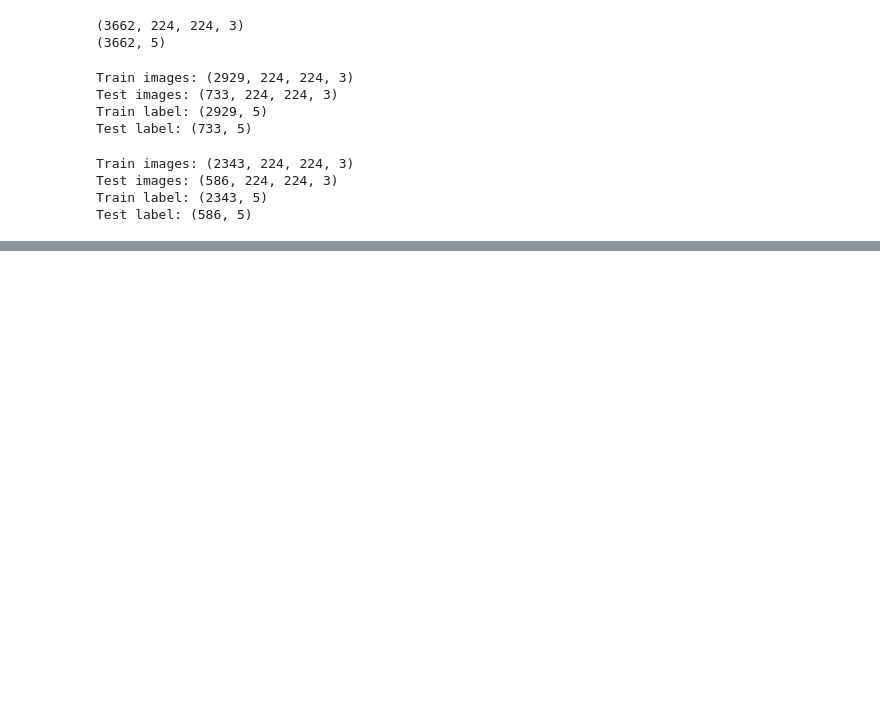
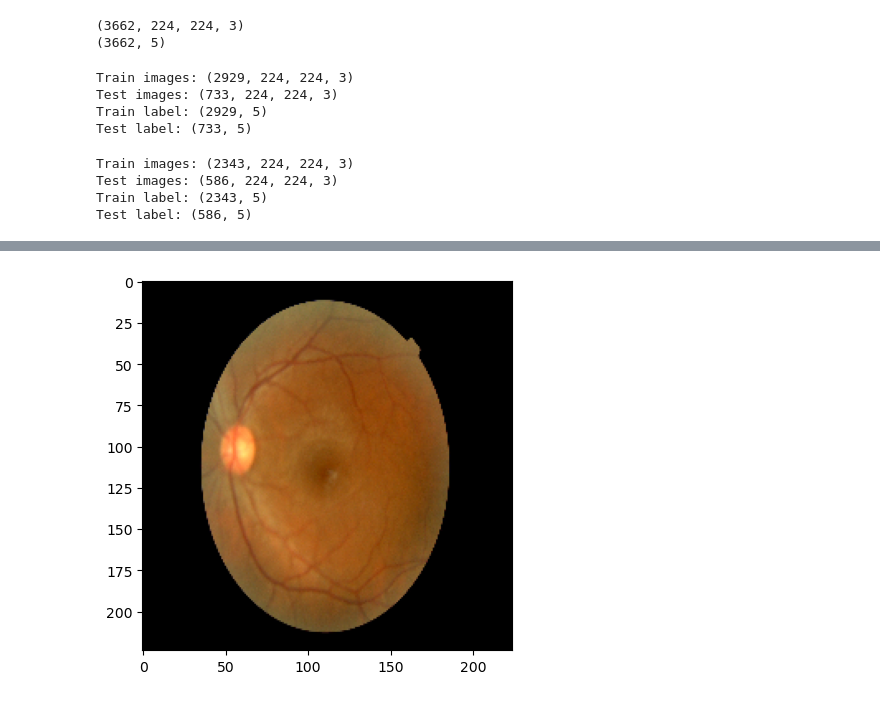
Before and after one commit to Santhoshmarimuthu/DR-detection, a Jupyter notebook: DR-Vgg16.ipynb, the cells around one changed output, grey strips where cells are left out. Saved outputs shown, nothing was run; the diff lists cells and outputs as text; code cells hidden in the pictures; blank space fills up the shorter version.

```diff
--- a/DR-Vgg16.ipynb
+++ b/DR-Vgg16.ipynb
@@ -165,0 +198,3 @@ Predicted: NO_DR
+# %%
+predict_new(r'C:\Users\santhosh\OneDrive\Desktop\diabetic retinopathy\testing\No_DR\0b8bdec9d869.png')
+# %% [output]
@@ -165,0 +203 @@ Predicted: NO_DR
+[figure, added]
```
Also changed, not shown: parts of 9 cells of this notebook.
